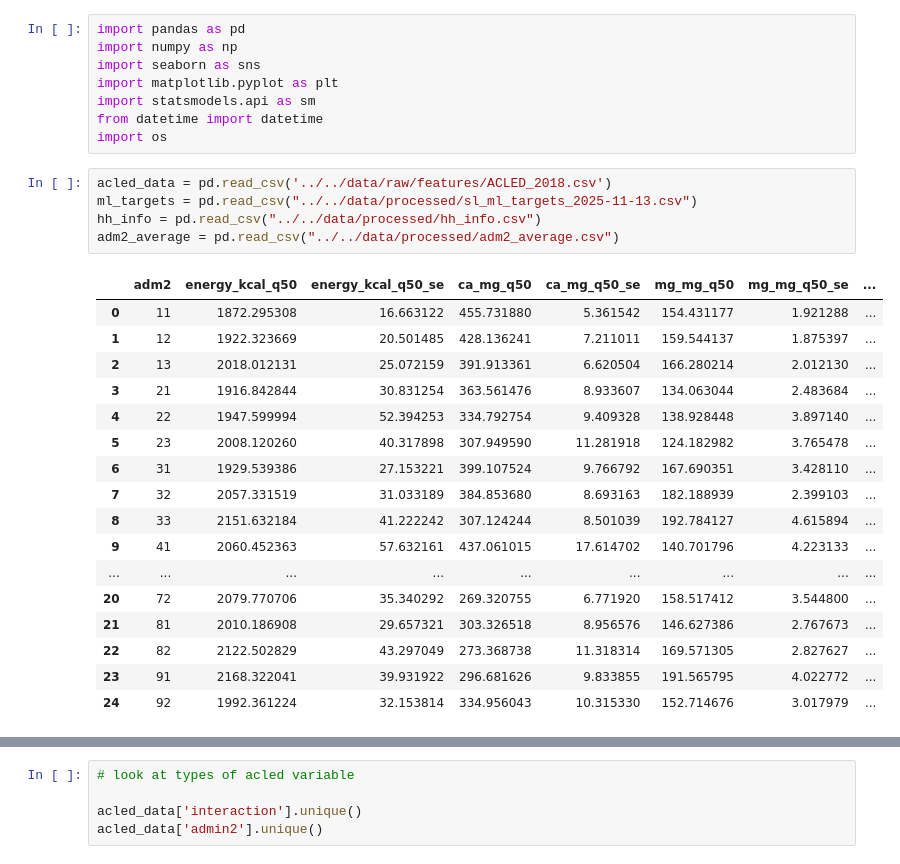
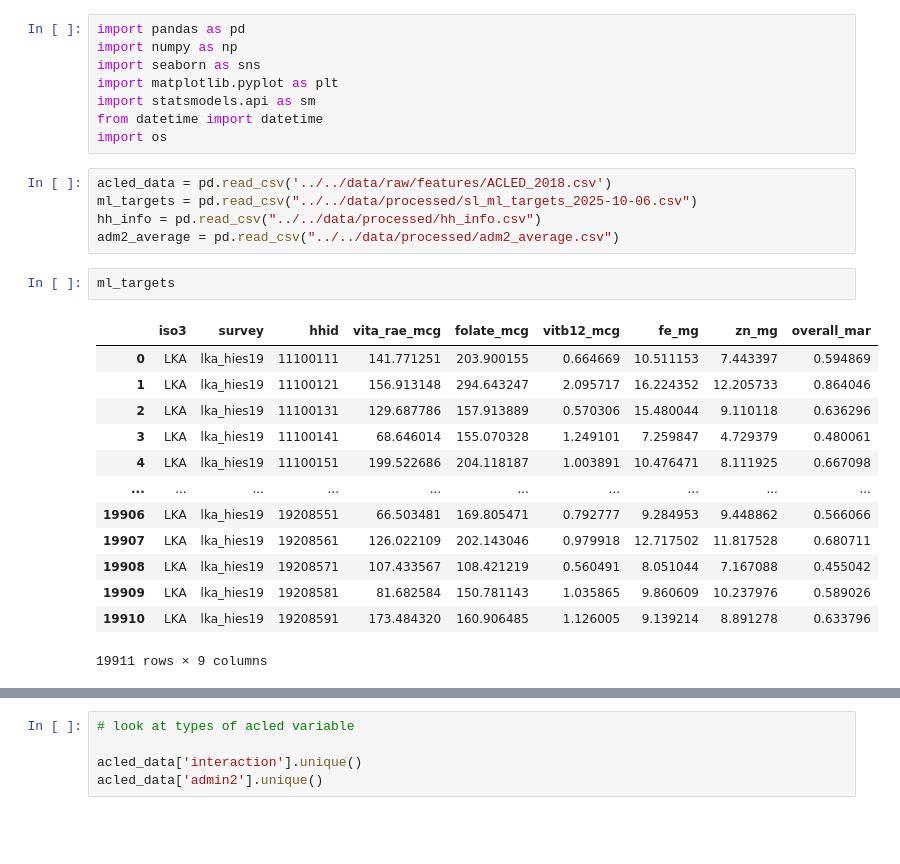
Before and after one commit to MIMI-wfp/sri_lanka, a Jupyter notebook: src/python/acled_variables.ipynb, the cells around one changed output, grey strips where cells are left out. Cells and saved outputs as stored; diff of their text form; blank space fills up the shorter version.

```diff
--- a/src/python/acled_variables.ipynb
+++ b/src/python/acled_variables.ipynb
@@ -8,28 +8,25 @@ from datetime import datetime
 import os
 # %%
 acled_data = pd.read_csv('../../data/raw/features/ACLED_2018.csv')
-ml_targets = pd.read_csv("../../data/processed/sl_ml_targets_2025-11-13.csv")
+ml_targets = pd.read_csv("../../data/processed/sl_ml_targets_2025-10-06.csv")
 hh_info = pd.read_csv("../../data/processed/hh_info.csv")
 adm2_average = pd.read_csv("../../data/processed/adm2_average.csv")
 # %%
+ml_targets
 # %% [output]
-|  | adm2 | energy_kcal_q50 | energy_kcal_q50_se | ca_mg_q50 | ca_mg_q50_se | mg_mg_q50 | mg_mg_q50_se | ... |
-| 0 | 11 | 1872.295308 | 16.663122 | 455.731880 | 5.361542 | 154.431177 | 1.921288 | ... |
-| 1 | 12 | 1922.323669 | 20.501485 | 428.136241 | 7.211011 | 159.544137 | 1.875397 | ... |
-| 2 | 13 | 2018.012131 | 25.072159 | 391.913361 | 6.620504 | 166.280214 | 2.012130 | ... |
-| 3 | 21 | 1916.842844 | 30.831254 | 363.561476 | 8.933607 | 134.063044 | 2.483684 | ... |
-| 4 | 22 | 1947.599994 | 52.394253 | 334.792754 | 9.409328 | 138.928448 | 3.897140 | ... |
-| 5 | 23 | 2008.120260 | 40.317898 | 307.949590 | 11.281918 | 124.182982 | 3.765478 | ... |
-| 6 | 31 | 1929.539386 | 27.153221 | 399.107524 | 9.766792 | 167.690351 | 3.428110 | ... |
-| 7 | 32 | 2057.331519 | 31.033189 | 384.853680 | 8.693163 | 182.188939 | 2.399103 | ... |
-| 8 | 33 | 2151.632184 | 41.222242 | 307.124244 | 8.501039 | 192.784127 | 4.615894 | ... |
-| 9 | 41 | 2060.452363 | 57.632161 | 437.061015 | 17.614702 | 140.701796 | 4.223133 | ... |
-| ... | ... | ... | ... | ... | ... | ... | ... | ... |
-| 20 | 72 | 2079.770706 | 35.340292 | 269.320755 | 6.771920 | 158.517412 | 3.544800 | ... |
-| 21 | 81 | 2010.186908 | 29.657321 | 303.326518 | 8.956576 | 146.627386 | 2.767673 | ... |
-| 22 | 82 | 2122.502829 | 43.297049 | 273.368738 | 11.318314 | 169.571305 | 2.827627 | ... |
-| 23 | 91 | 2168.322041 | 39.931922 | 296.681626 | 9.833855 | 191.565795 | 4.022772 | ... |
-| 24 | 92 | 1992.361224 | 32.153814 | 334.956043 | 10.315330 | 152.714676 | 3.017979 | ... |
+|  | iso3 | survey | hhid | vita_rae_mcg | folate_mcg | vitb12_mcg | fe_mg | zn_mg | overall_mar |
+| 0 | LKA | lka_hies19 | 11100111 | 141.771251 | 203.900155 | 0.664669 | 10.511153 | 7.443397 | 0.594869 |
+| 1 | LKA | lka_hies19 | 11100121 | 156.913148 | 294.643247 | 2.095717 | 16.224352 | 12.205733 | 0.864046 |
+| 2 | LKA | lka_hies19 | 11100131 | 129.687786 | 157.913889 | 0.570306 | 15.480044 | 9.110118 | 0.636296 |
+| 3 | LKA | lka_hies19 | 11100141 | 68.646014 | 155.070328 | 1.249101 | 7.259847 | 4.729379 | 0.480061 |
+| 4 | LKA | lka_hies19 | 11100151 | 199.522686 | 204.118187 | 1.003891 | 10.476471 | 8.111925 | 0.667098 |
+| ... | ... | ... | ... | ... | ... | ... | ... | ... | ... |
+| 19906 | LKA | lka_hies19 | 19208551 | 66.503481 | 169.805471 | 0.792777 | 9.284953 | 9.448862 | 0.566066 |
+| 19907 | LKA | lka_hies19 | 19208561 | 126.022109 | 202.143046 | 0.979918 | 12.717502 | 11.817528 | 0.680711 |
+| 19908 | LKA | lka_hies19 | 19208571 | 107.433567 | 108.421219 | 0.560491 | 8.051044 | 7.167088 | 0.455042 |
+| 19909 | LKA | lka_hies19 | 19208581 | 81.682584 | 150.781143 | 1.035865 | 9.860609 | 10.237976 | 0.589026 |
+| 19910 | LKA | lka_hies19 | 19208591 | 173.484320 | 160.906485 | 1.126005 | 9.139214 | 8.891278 | 0.633796 |
+19911 rows × 9 columns
 # %%
 acled_data['event_date'] = pd.to_datetime(acled_data['event_date'], format='%Y-%m-%d')
 acled_data['event_month'] = acled_data['event_date'].dt.month
```
Also changed, not shown: parts of 12 cells of this notebook.
